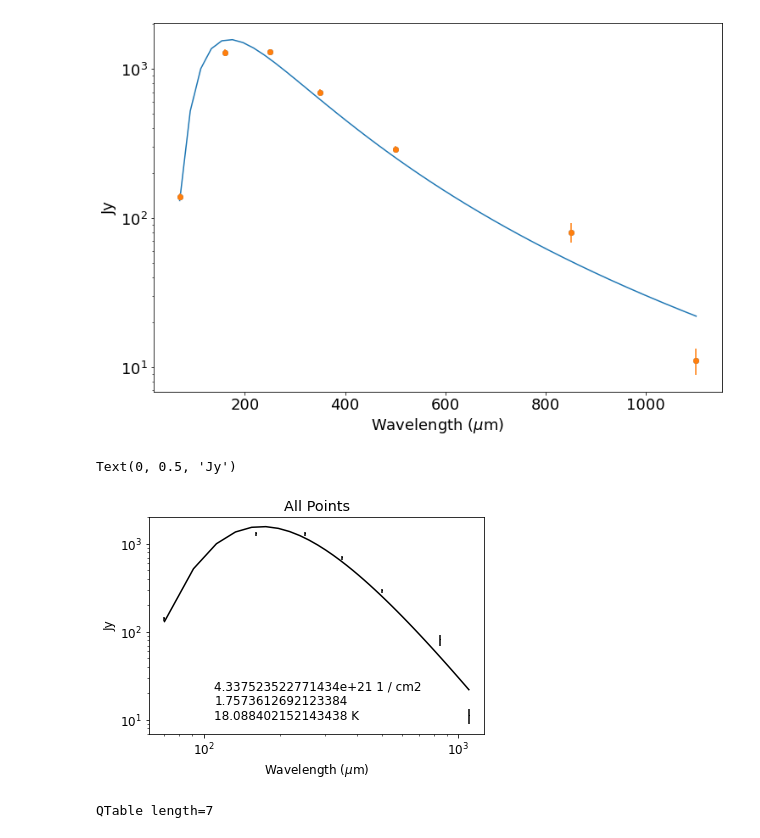
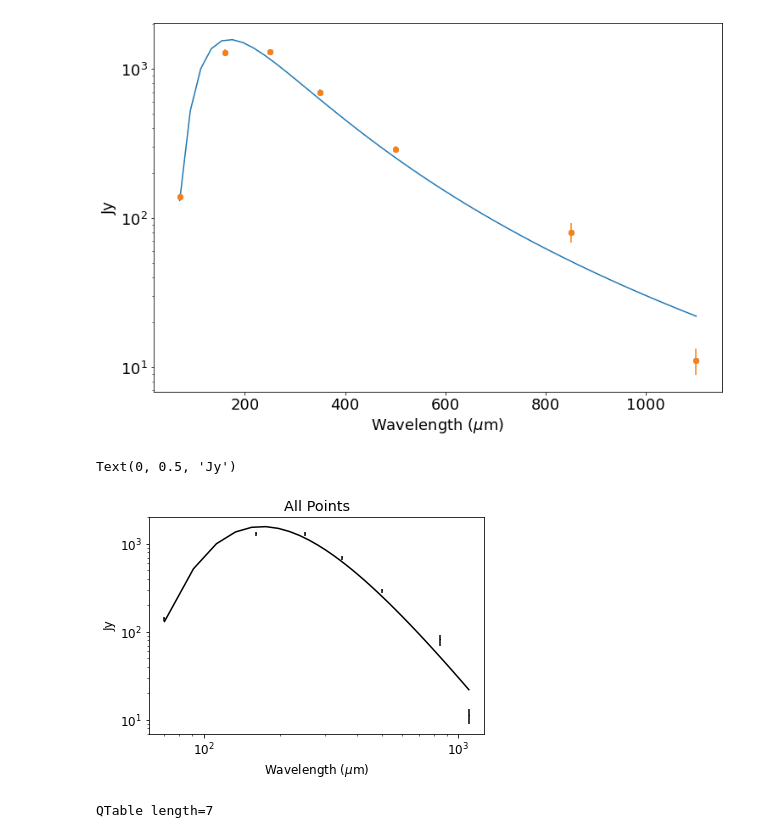
Before and after one commit to SpacialTree/clouds-g5-b1, a Jupyter notebook: Testing_dust_emissivity.ipynb, the cells around one changed output. Drawn from its saved outputs; the diff is of its cells as text; code cells hidden in the pictures.

```diff
--- a/Testing_dust_emissivity.ipynb
+++ b/Testing_dust_emissivity.ipynb
@@ -227,21 +227,21 @@ pl.yscale('log')
 # %%
 pl.figure(figsize=(6,4))
 pl.rcParams.update({'font.size': 12})
 
 pl.loglog(freq.to(u.micron, u.spectral()), (du*area_as).to(u.Jy), color='k')
 #pl.scatter(u.Quantity([p[0] for p in sed]).to(u.micron, u.spectral()), u.Quantity([p[1] for p in sed]))#, color='blue')
 pl.errorbar(x=u.Quantity([p[0] for p in sed]).to(u.micron, u.spectral()), y=u.Quantity([p[1] for p in sed]), yerr=u.Quantity([p[4] for p in sed]), fmt=',', color='k')
-pl.text(110, 10, str(modfit[0]))
-pl.text(110, 15, str(modfit[1]))
-pl.text(110, 22, str(modfit[2]))
+#pl.text(110, 10, str(modfit[0]))
+#pl.text(110, 15, str(modfit[1]))
+#pl.text(110, 22, str(modfit[2]))
 
 pl.title('All Points')
 pl.xlabel('Wavelength ($\mu$m)')
 pl.ylabel('Jy')
 #pl.savefig('/orange/adamginsburg/cmz/g5/code/plots/dustsed.pdf', bbox_inches='tight')
 # %% [output]
 Text(0, 0.5, 'Jy')
-[figure, old version]
+[figure, new version]
 # %%
 names = ['Survey', 'Wavelength', 'Flux', 'Error']
 t_survey = [p[2] for p in sed]
```
Also changed, not shown: parts of 1 cell of this notebook, 2 other files.
